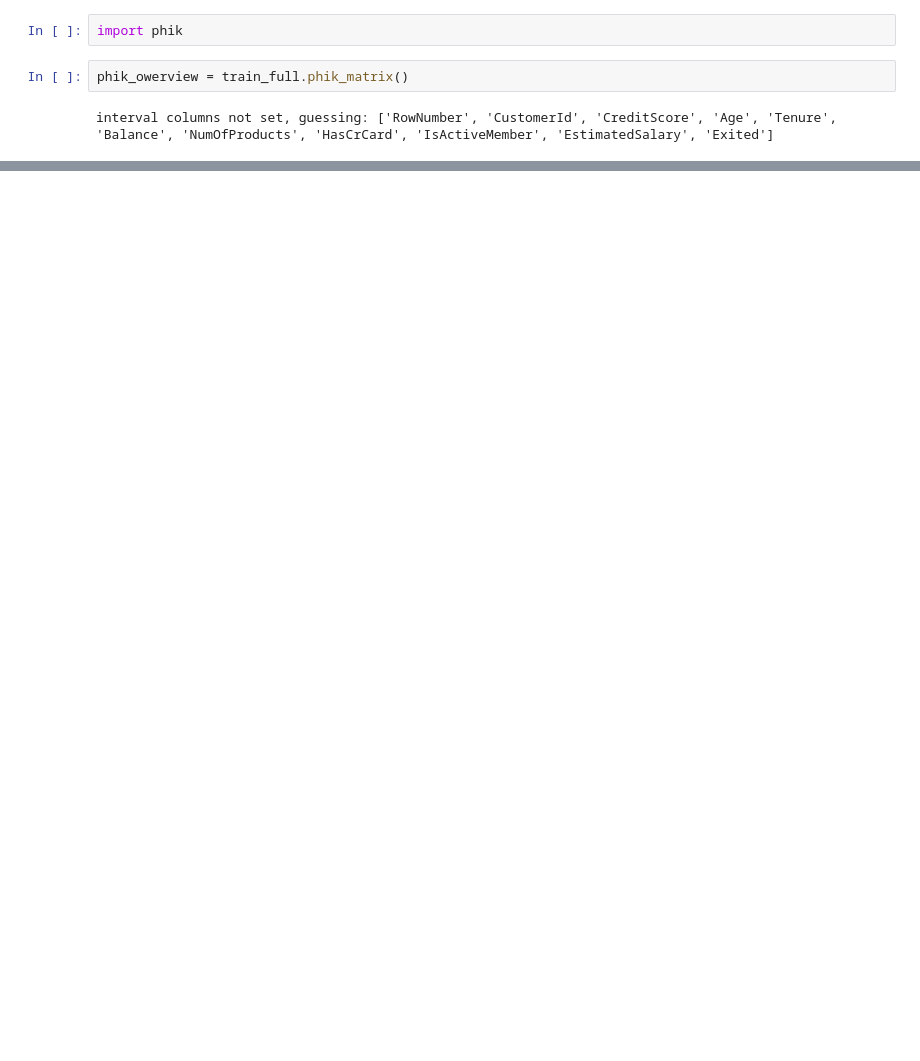
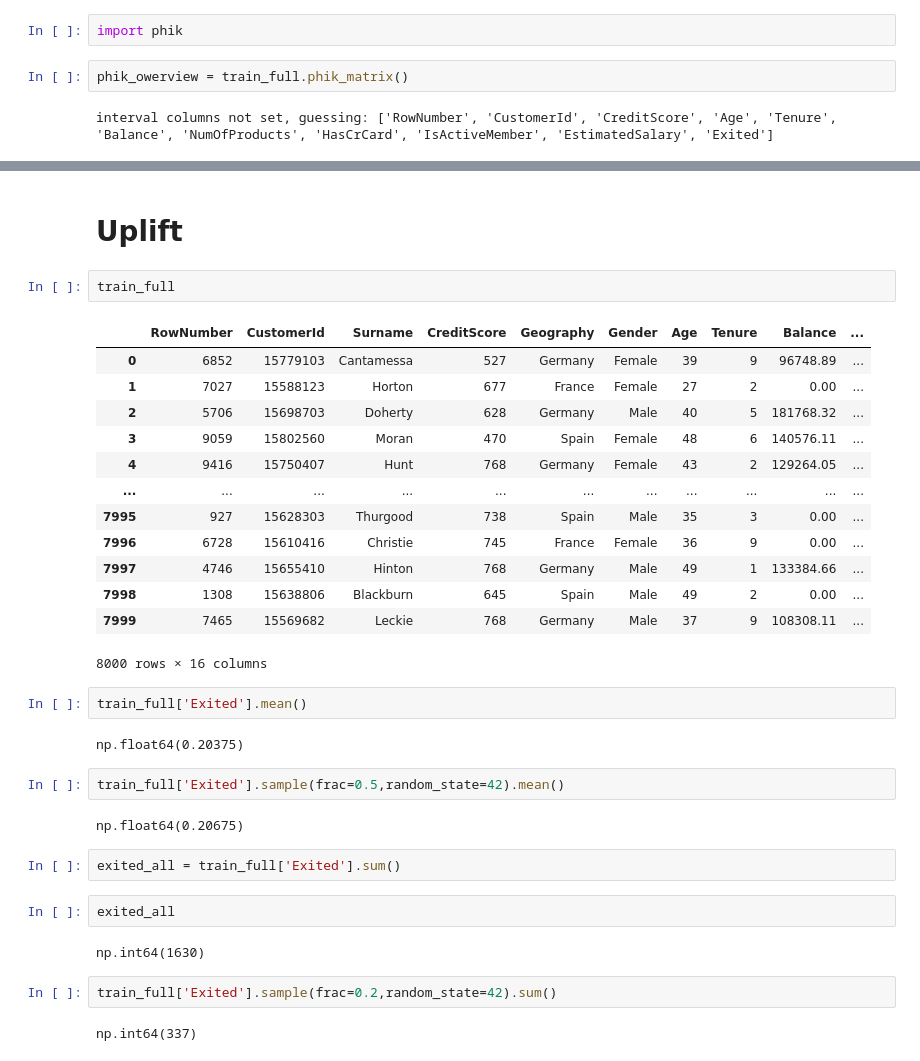
Before and after one commit to SergeyB81/Portfolio-DS, a Jupyter notebook: Car price/classification.ipynb, the cells around one changed output, grey strips where cells are left out. Cells and saved outputs as stored; diff of their text form; blank space fills up the shorter version.

```diff
--- a/Car price/classification.ipynb
+++ b/Car price/classification.ipynb
@@ -159,0 +264,36 @@ dtype: float64
+# %% [markdown]
+# **Uplift**
+# %%
+train_full
+# %% [output]
+|  | RowNumber | CustomerId | Surname | CreditScore | Geography | Gender | Age | Tenure | Balance | ... |
+| 0 | 6852 | 15779103 | Cantamessa | 527 | Germany | Female | 39 | 9 | 96748.89 | ... |
+| 1 | 7027 | 15588123 | Horton | 677 | France | Female | 27 | 2 | 0.00 | ... |
+| 2 | 5706 | 15698703 | Doherty | 628 | Germany | Male | 40 | 5 | 181768.32 | ... |
+| 3 | 9059 | 15802560 | Moran | 470 | Spain | Female | 48 | 6 | 140576.11 | ... |
+| 4 | 9416 | 15750407 | Hunt | 768 | Germany | Female | 43 | 2 | 129264.05 | ... |
+| ... | ... | ... | ... | ... | ... | ... | ... | ... | ... | ... |
+| 7995 | 927 | 15628303 | Thurgood | 738 | Spain | Male | 35 | 3 | 0.00 | ... |
+| 7996 | 6728 | 15610416 | Christie | 745 | France | Female | 36 | 9 | 0.00 | ... |
+| 7997 | 4746 | 15655410 | Hinton | 768 | Germany | Male | 49 | 1 | 133384.66 | ... |
+| 7998 | 1308 | 15638806 | Blackburn | 645 | Spain | Male | 49 | 2 | 0.00 | ... |
+| 7999 | 7465 | 15569682 | Leckie | 768 | Germany | Male | 37 | 9 | 108308.11 | ... |
+8000 rows × 16 columns
+# %%
+train_full['Exited'].mean()
+# %% [output]
+np.float64(0.20375)
+# %%
+train_full['Exited'].sample(frac=0.5,random_state=42).mean()
+# %% [output]
+np.float64(0.20675)
+# %%
+exited_all = train_full['Exited'].sum()
+# %%
+exited_all
+# %% [output]
+np.int64(1630)
+# %%
+train_full['Exited'].sample(frac=0.2,random_state=42).sum()
+# %% [output]
+np.int64(337)
```
Also changed, not shown: parts of 32 cells of this notebook.
